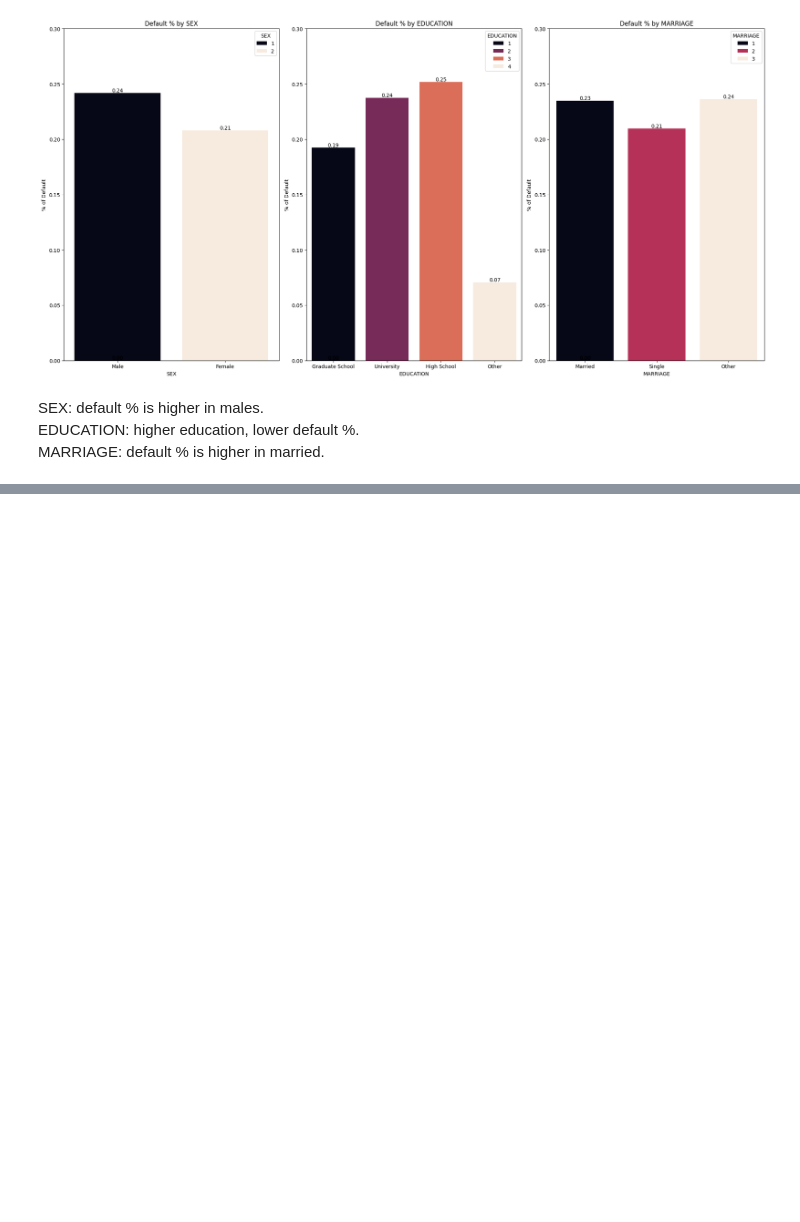
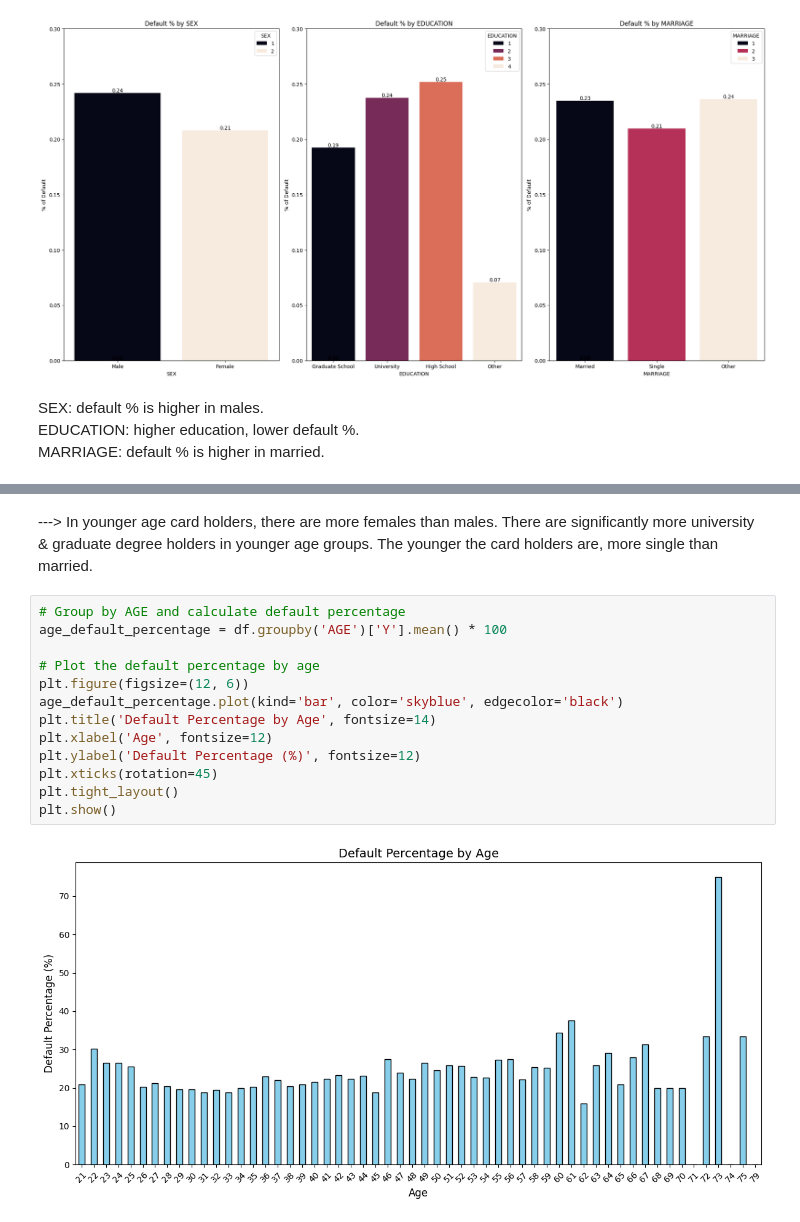
Before and after one commit to minjeoungneev/Default_Credit_Card, a Jupyter notebook: EDA.ipynb, the cells around one changed output, grey strips where cells are left out. Drawn from its saved outputs; the diff is of its cells as text; blank space fills up the shorter version.

```diff
--- a/EDA.ipynb
+++ b/EDA.ipynb
@@ -569,0 +631,17 @@ MARRIAGE: default % is higher in married.
+# %% [markdown]
+---> In younger age card holders, there are more females than males. There are significantly more university & graduate degree holders in younger age groups. The younger the card holders are, more single than married.
+# %%
+# Group by AGE and calculate default percentage
+age_default_percentage = df.groupby('AGE')['Y'].mean() * 100
+
+# Plot the default percentage by age
+plt.figure(figsize=(12, 6))
+age_default_percentage.plot(kind='bar', color='skyblue', edgecolor='black')
+plt.title('Default Percentage by Age', fontsize=14)
+plt.xlabel('Age', fontsize=12)
+plt.ylabel('Default Percentage (%)', fontsize=12)
+plt.xticks(rotation=45)
+plt.tight_layout()
+plt.show()
+# %% [output]
+[figure, added]
```
Also changed, not shown: parts of 19 cells of this notebook.
